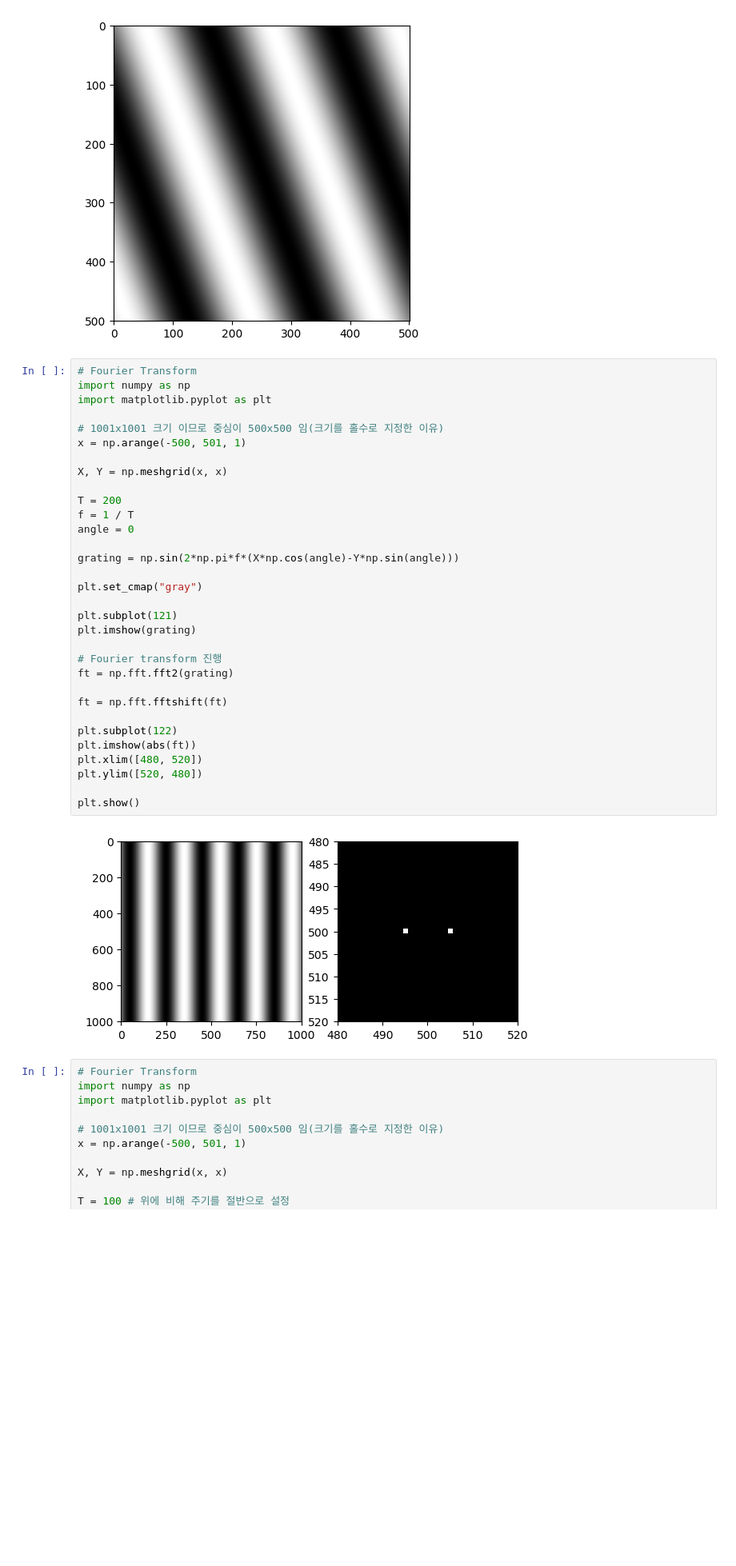
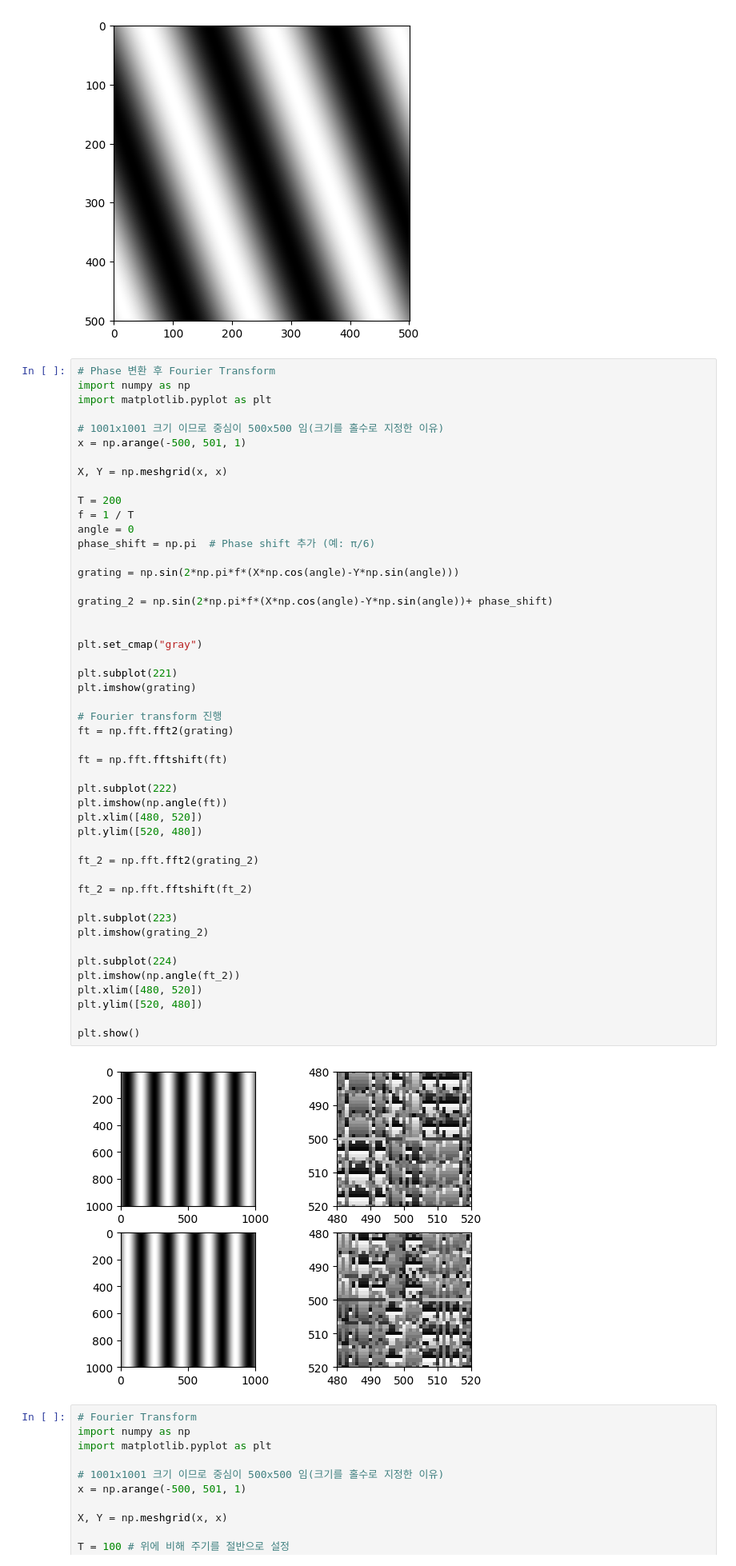
Before and after one commit to mings-k/Basic, a Jupyter notebook: Image_Freq/freq_prac.ipynb, the cells around one changed output. Shown at 80% size. Cells and saved outputs as stored; diff of their text form; blank space fills up the shorter version.

Commit message:
Phase 조절 추가

```diff
--- a/Image_Freq/freq_prac.ipynb
+++ b/Image_Freq/freq_prac.ipynb
@@ -50,39 +50,55 @@ plt.show()
 # %% [output]
 [figure]
 # %%
-# Fourier Transform
+# Phase 변환 후 Fourier Transform
 import numpy as np
 import matplotlib.pyplot as plt
 
 # 1001x1001 크기 이므로 중심이 500x500 임(크기를 홀수로 지정한 이유)
 x = np.arange(-500, 501, 1)
 
 X, Y = np.meshgrid(x, x)
 
 T = 200
 f = 1 / T
 angle = 0
+phase_shift = np.pi  # Phase shift 추가 (예: π/6)
 
 grating = np.sin(2*np.pi*f*(X*np.cos(angle)-Y*np.sin(angle)))
 
+grating_2 = np.sin(2*np.pi*f*(X*np.cos(angle)-Y*np.sin(angle))+ phase_shift)
+
+
 plt.set_cmap("gray")
 
-plt.subplot(121)
+plt.subplot(221)
 plt.imshow(grating)
 
 # Fourier transform 진행
 ft = np.fft.fft2(grating)
 
 ft = np.fft.fftshift(ft)
 
-plt.subplot(122)
-plt.imshow(abs(ft))
+plt.subplot(222)
+plt.imshow(np.angle(ft))
+plt.xlim([480, 520])
+plt.ylim([520, 480])
+
+ft_2 = np.fft.fft2(grating_2)
+
+ft_2 = np.fft.fftshift(ft_2)
+
+plt.subplot(223)
+plt.imshow(grating_2)
+
+plt.subplot(224)
+plt.imshow(np.angle(ft_2))
 plt.xlim([480, 520])
 plt.ylim([520, 480])
 
 plt.show()
 # %% [output]
-[figure, old version]
+[figure, new version]
 # %%
 # Fourier Transform
 import numpy as np
```
